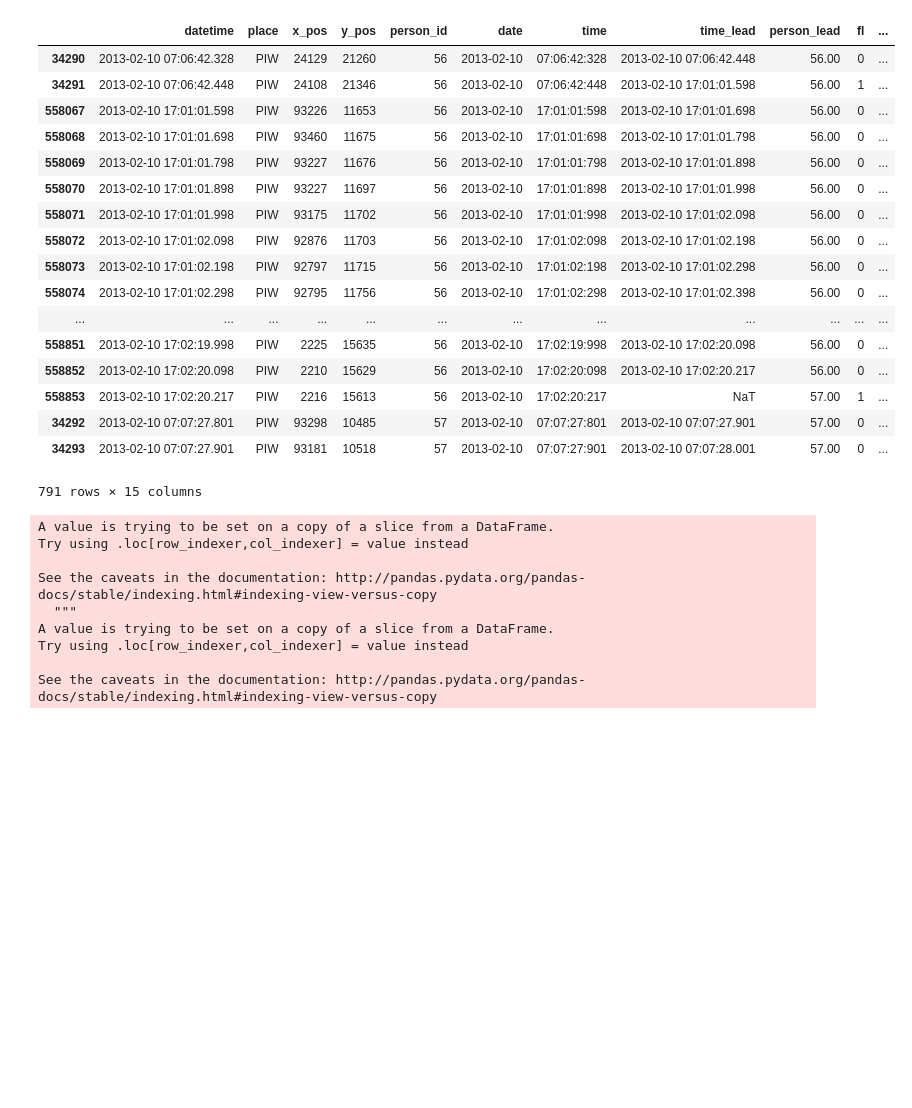
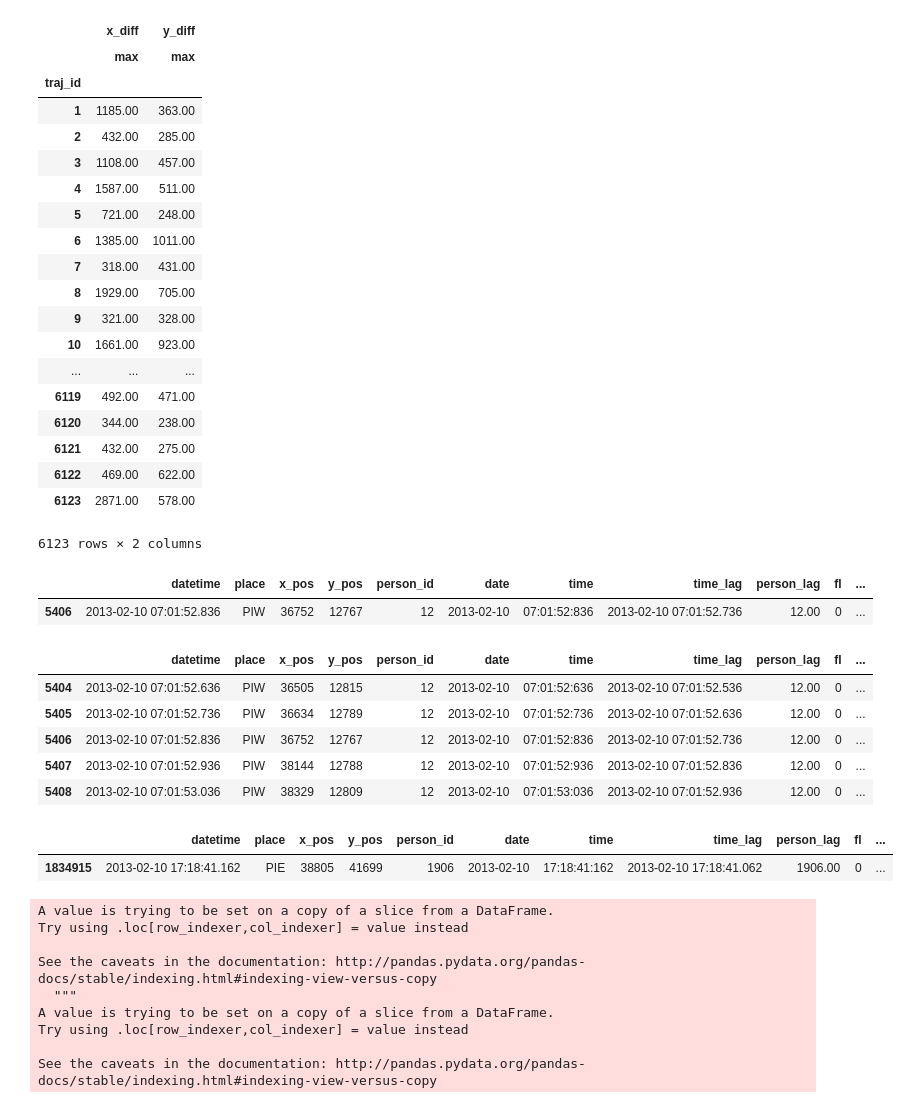
Before and after one commit to pattern-recogniser/pedestrian-trajectory-predictor, a Jupyter notebook: Data understanding and exploration.ipynb, the cells around one changed output. Cells and saved outputs as stored; diff of their text form; code cells hidden in the pictures; blank space fills up the shorter version.

Commit message:
Changed trajectory ID calculation to take care of maximum distance jump not greater than threshold of 500mm

```diff
--- a/Data understanding and exploration.ipynb
+++ b/Data understanding and exploration.ipynb
@@ -38,6 +42,19 @@ df = df.dropna()
+# %%
+position_threshold = 500
+df['x_lag'] = df.groupby(['traj_id'])['x_pos'].shift(1)
+df['y_lag'] = df.groupby(['traj_id'])['y_pos'].shift(1)
+
+df['x_diff'] = abs(df['x_pos'] - df['x_lag'])
+df['y_diff'] = abs(df['y_pos'] - df['y_lag'])
+df['fl_2'] = np.where((df['x_diff'] > position_threshold) | (df['y_diff'] > position_threshold), 1, 0)
+# %%
+df['fl_3'] = np.where((df['fl_1'] | df['fl_2']), 1, 0)
+# %%
+df['new_traj_id'] = df['fl_3'].cumsum()
 # %%
-df['x_pos_next'] = df.groupby(['traj_id'])['x_pos'].shift(1)
-df['y_pos_next'] = df.groupby(['traj_id'])['y_pos'].shift(1)
-df['x_diff'] = df['x_pos'] - df['x_pos_next']
-df['y_diff'] = df['y_pos'] - df['y_pos_next']
+df['x_lag'] = df.groupby(['new_traj_id'])['x_pos'].shift(1)
+df['y_lag'] = df.groupby(['new_traj_id'])['y_pos'].shift(1)
+
+df['x_diff'] = abs(df['x_pos'] - df['x_lag'])
+df['y_diff'] = abs(df['y_pos'] - df['y_lag'])
 # %%
@@ -49,24 +73,45 @@ df[df['x_diff'] == 91082]
+# %%
+df.groupby(['traj_id']).agg({'x_diff': ['max'], 'y_diff': ['max']})
+# %% [output]
+|  | x_diff | y_diff |
+|  | max | max |
+| traj_id |  |  |
+| 1 | 1185.00 | 363.00 |
+| 2 | 432.00 | 285.00 |
+| 3 | 1108.00 | 457.00 |
+| 4 | 1587.00 | 511.00 |
+| 5 | 721.00 | 248.00 |
+| 6 | 1385.00 | 1011.00 |
+| 7 | 318.00 | 431.00 |
+| 8 | 1929.00 | 705.00 |
+| 9 | 321.00 | 328.00 |
+| 10 | 1661.00 | 923.00 |
+| ... | ... | ... |
+| 6119 | 492.00 | 471.00 |
+| 6120 | 344.00 | 238.00 |
+| 6121 | 432.00 | 275.00 |
+| 6122 | 469.00 | 622.00 |
+| 6123 | 2871.00 | 578.00 |
+6123 rows × 2 columns
+# %%
+df[df['x_diff'] == 1392.00]
+# %% [output]
+|  | datetime | place | x_pos | y_pos | person_id | date | time | time_lag | person_lag | fl | ... |
+| 5406 | 2013-02-10 07:01:52.836 | PIW | 36752 | 12767 | 12 | 2013-02-10 | 07:01:52:836 | 2013-02-10 07:01:52.736 | 12.00 | 0 | ... |
 # %%
-df.loc[34290:34293,]
+df.loc[5404:5408,]
 # %% [output]
-|  | datetime | place | x_pos | y_pos | person_id | date | time | time_lead | person_lead | fl | ... |
-| 34290 | 2013-02-10 07:06:42.328 | PIW | 24129 | 21260 | 56 | 2013-02-10 | 07:06:42:328 | 2013-02-10 07:06:42.448 | 56.00 | 0 | ... |
-| 34291 | 2013-02-10 07:06:42.448 | PIW | 24108 | 21346 | 56 | 2013-02-10 | 07:06:42:448 | 2013-02-10 17:01:01.598 | 56.00 | 1 | ... |
-| 558067 | 2013-02-10 17:01:01.598 | PIW | 93226 | 11653 | 56 | 2013-02-10 | 17:01:01:598 | 2013-02-10 17:01:01.698 | 56.00 | 0 | ... |
-| 558068 | 2013-02-10 17:01:01.698 | PIW | 93460 | 11675 | 56 | 2013-02-10 | 17:01:01:698 | 2013-02-10 17:01:01.798 | 56.00 | 0 | ... |
-| 558069 | 2013-02-10 17:01:01.798 | PIW | 93227 | 11676 | 56 | 2013-02-10 | 17:01:01:798 | 2013-02-10 17:01:01.898 | 56.00 | 0 | ... |
-| 558070 | 2013-02-10 17:01:01.898 | PIW | 93227 | 11697 | 56 | 2013-02-10 | 17:01:01:898 | 2013-02-10 17:01:01.998 | 56.00 | 0 | ... |
-| 558071 | 2013-02-10 17:01:01.998 | PIW | 93175 | 11702 | 56 | 2013-02-10 | 17:01:01:998 | 2013-02-10 17:01:02.098 | 56.00 | 0 | ... |
-| 558072 | 2013-02-10 17:01:02.098 | PIW | 92876 | 11703 | 56 | 2013-02-10 | 17:01:02:098 | 2013-02-10 17:01:02.198 | 56.00 | 0 | ... |
-| 558073 | 2013-02-10 17:01:02.198 | PIW | 92797 | 11715 | 56 | 2013-02-10 | 17:01:02:198 | 2013-02-10 17:01:02.298 | 56.00 | 0 | ... |
-| 558074 | 2013-02-10 17:01:02.298 | PIW | 92795 | 11756 | 56 | 2013-02-10 | 17:01:02:298 | 2013-02-10 17:01:02.398 | 56.00 | 0 | ... |
-| ... | ... | ... | ... | ... | ... | ... | ... | ... | ... | ... | ... |
-| 558851 | 2013-02-10 17:02:19.998 | PIW | 2225 | 15635 | 56 | 2013-02-10 | 17:02:19:998 | 2013-02-10 17:02:20.098 | 56.00 | 0 | ... |
-| 558852 | 2013-02-10 17:02:20.098 | PIW | 2210 | 15629 | 56 | 2013-02-10 | 17:02:20:098 | 2013-02-10 17:02:20.217 | 56.00 | 0 | ... |
-| 558853 | 2013-02-10 17:02:20.217 | PIW | 2216 | 15613 | 56 | 2013-02-10 | 17:02:20:217 | NaT | 57.00 | 1 | ... |
-| 34292 | 2013-02-10 07:07:27.801 | PIW | 93298 | 10485 | 57 | 2013-02-10 | 07:07:27:801 | 2013-02-10 07:07:27.901 | 57.00 | 0 | ... |
-| 34293 | 2013-02-10 07:07:27.901 | PIW | 93181 | 10518 | 57 | 2013-02-10 | 07:07:27:901 | 2013-02-10 07:07:28.001 | 57.00 | 0 | ... |
+|  | datetime | place | x_pos | y_pos | person_id | date | time | time_lag | person_lag | fl | ... |
+| 5404 | 2013-02-10 07:01:52.636 | PIW | 36505 | 12815 | 12 | 2013-02-10 | 07:01:52:636 | 2013-02-10 07:01:52.536 | 12.00 | 0 | ... |
+| 5405 | 2013-02-10 07:01:52.736 | PIW | 36634 | 12789 | 12 | 2013-02-10 | 07:01:52:736 | 2013-02-10 07:01:52.636 | 12.00 | 0 | ... |
+| 5406 | 2013-02-10 07:01:52.836 | PIW | 36752 | 12767 | 12 | 2013-02-10 | 07:01:52:836 | 2013-02-10 07:01:52.736 | 12.00 | 0 | ... |
+| 5407 | 2013-02-10 07:01:52.936 | PIW | 38144 | 12788 | 12 | 2013-02-10 | 07:01:52:936 | 2013-02-10 07:01:52.836 | 12.00 | 0 | ... |
+| 5408 | 2013-02-10 07:01:53.036 | PIW | 38329 | 12809 | 12 | 2013-02-10 | 07:01:53:036 | 2013-02-10 07:01:52.936 | 12.00 | 0 | ... |
-791 rows × 15 columns
+# %%
+df_1[df_1['x_diff'] <= 200]
+# %% [output]
+|  | datetime | place | x_pos | y_pos | person_id | date | time | time_lag | person_lag | fl | ... |
+| 1834915 | 2013-02-10 17:18:41.162 | PIE | 38805 | 41699 | 1906 | 2013-02-10 | 17:18:41:162 | 2013-02-10 17:18:41.062 | 1906.00 | 0 | ... |
 # %%
 # index = 1
 # df_1 = df.loc[df['traj_id'] == index]
```
Also changed, not shown: parts of 9 cells of this notebook, 2 other files.
